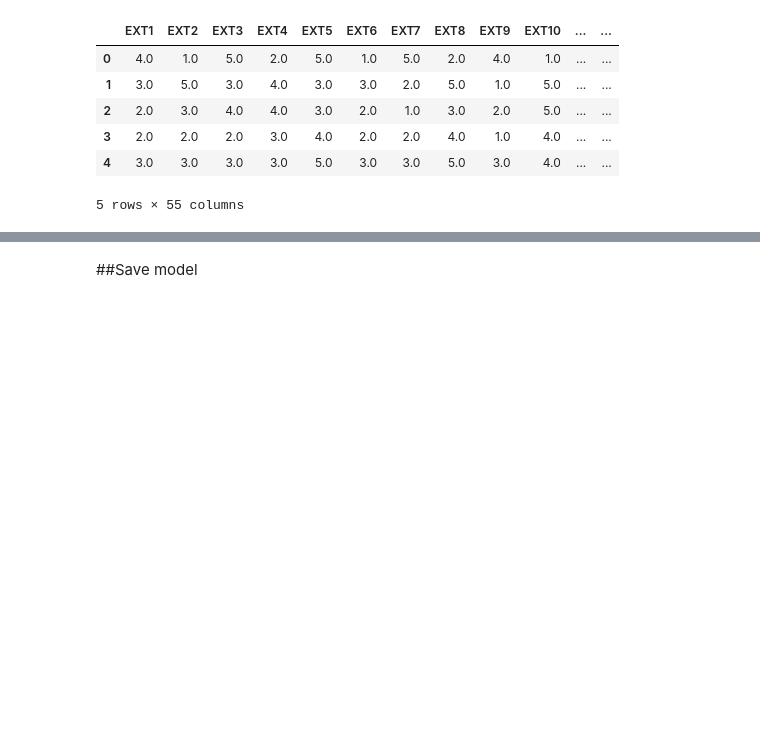
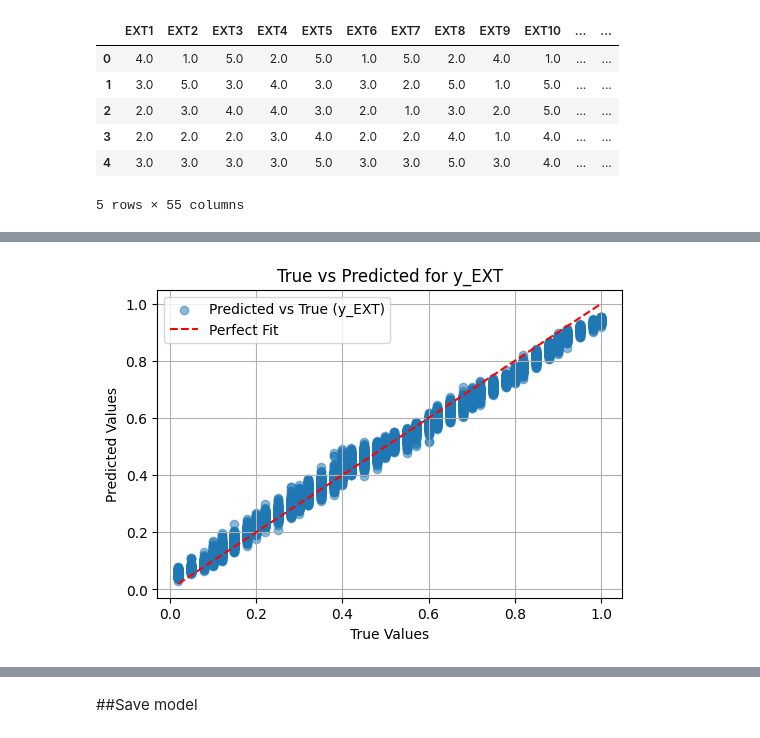
Before and after one commit to C242-PS142/StudyPathML, a Jupyter notebook: StudyPath_MultiOutputDNNs.ipynb, the cells around one changed output, grey strips where cells are left out. Drawn from its saved outputs; the diff is of its cells as text; code cells hidden in the pictures; blank space fills up the shorter version.

```diff
--- a/StudyPath_MultiOutputDNNs.ipynb
+++ b/StudyPath_MultiOutputDNNs.ipynb
@@ -110,0 +90,3 @@ print(new_value)
+# %%
+df = df[:100000]
+df.shape
@@ -411,14 +461,0 @@ None
-# %%
-# Specify the optimizer, and compile the model with loss functions for both outputs
-# learning_rate': 0.00010526134982467583, 'batch_size': 128, 'epochs': 31
-optimizer = tf.keras.optimizers.Adam(0.001)
-model.compile(optimizer=optimizer,
-              loss={'y1_output': 'mse', 'y2_output': 'mse', 'y3_output': 'mse', 'y4_output': 'mse', 'y5_output': 'mse'},
-              metrics={'y1_output': tf.keras.metrics.RootMeanSquaredError(),
-                       'y2_output': tf.keras.metrics.RootMeanSquaredError(),
-                       'y3_output': tf.keras.metrics.RootMeanSquaredError(),
-                       'y4_output': tf.keras.metrics.RootMeanSquaredError(),
-                       'y5_output': tf.keras.metrics.RootMeanSquaredError()})
-# %%
-history = model.fit(norm_train_X, train_Y,
-                    epochs=31, batch_size=128, validation_data=(norm_test_X, test_Y))
@@ -459,0 +462,67 @@ test_data=array_float.reshape(1,-1)
+# %%
+def predict_and_validate(model, X_test, y_test):
+
+    predictions_scaled = model.predict(X_test)
+
+    y_test = np.array(scaler_y.inverse_transform(y_test))
+    predictions = np.array(scaler_y.inverse_transform(predictions_scaled))
+
+    output_names = ['y_EXT', 'y_EST', 'y_AGR', 'y_CSN', 'y_OPN']
+
+    print("\nPrediction Validation:")
+    print("-" * 50)
+
+    r2_scores = []
+    rmses = []
+    maes = []
+
+    for i, name in enumerate(output_names):
+
+        r2 = r2_score(y_test[:, i], predictions[:, i])
+        rmse = np.sqrt(mean_squared_error(y_test[:, i], predictions[:, i]))
+        mae = mean_absolute_error(y_test[:, i], predictions[:, i])
+
+        true_mean = np.mean(y_test[:, i])
+        pred_mean = np.mean(predictions[:, i])
+        true_std = np.std(y_test[:, i])
+        pred_std = np.std(predictions[:, i])
+
+        r2_scores.append(r2)
+        rmses.append(rmse)
+        maes.append(mae)
+
+        print(f"{name}:")
+        print(f"  R2 Score: {r2:.4f}")
+        print(f"  RMSE: {rmse:.4f}")
+        print(f"  MAE: {mae:.4f}")
+        print(f"  True Mean: {true_mean:.4f}, Predicted Mean: {pred_mean:.4f}, Difference: {abs(true_mean - pred_mean):.4f}")
+        print(f"  True Std: {true_std:.4f}, Predicted Std: {pred_std:.4f}, Difference: {abs(true_std - pred_std):.4f}")
+        print("-" * 50)
+
+        plt.figure(figsize=(6, 4))
+        plt.scatter(y_test[:, i], predictions[:, i], alpha=0.5, label=f"Predicted vs True ({name})")
+        plt.plot(
+            [min(y_test[:, i]), max(y_test[:, i])],
+            [min(y_test[:, i]), max(y_test[:, i])],
+            'r--', label="Perfect Fit"
+        )
+        plt.xlabel("True Values")
+        plt.ylabel("Predicted Values")
+        plt.title(f"True vs Predicted for {name}")
+        plt.legend()
+        plt.grid()
+        plt.show()
+
+    overall_r2 = np.mean(r2_scores)
+    overall_rmse = np.mean(rmses)
+    overall_mae = np.mean(maes)
+
+    print("\nOverall Metrics:")
+    print("-" * 50)
+    print(f"  Average R2 Score: {overall_r2:.4f}")
+    print(f"  Average RMSE: {overall_rmse:.4f}")
+    print(f"  Average MAE: {overall_mae:.4f}")
+    print("-" * 50)
+
+predict_and_validate(model, X_test_scaled, y_test_scaled)
+# %% [output]
@@ -459,0 +540 @@ test_data=array_float.reshape(1,-1)
+[figure, added]
```
Also changed, not shown: parts of 45 cells of this notebook.
